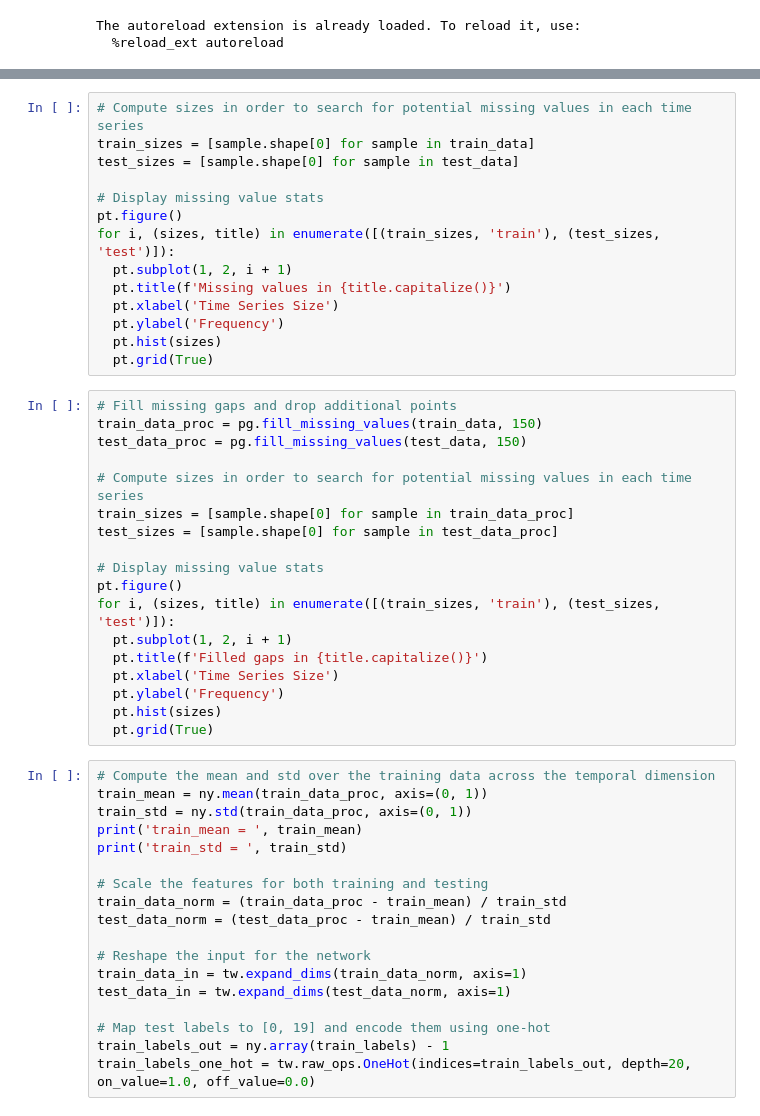
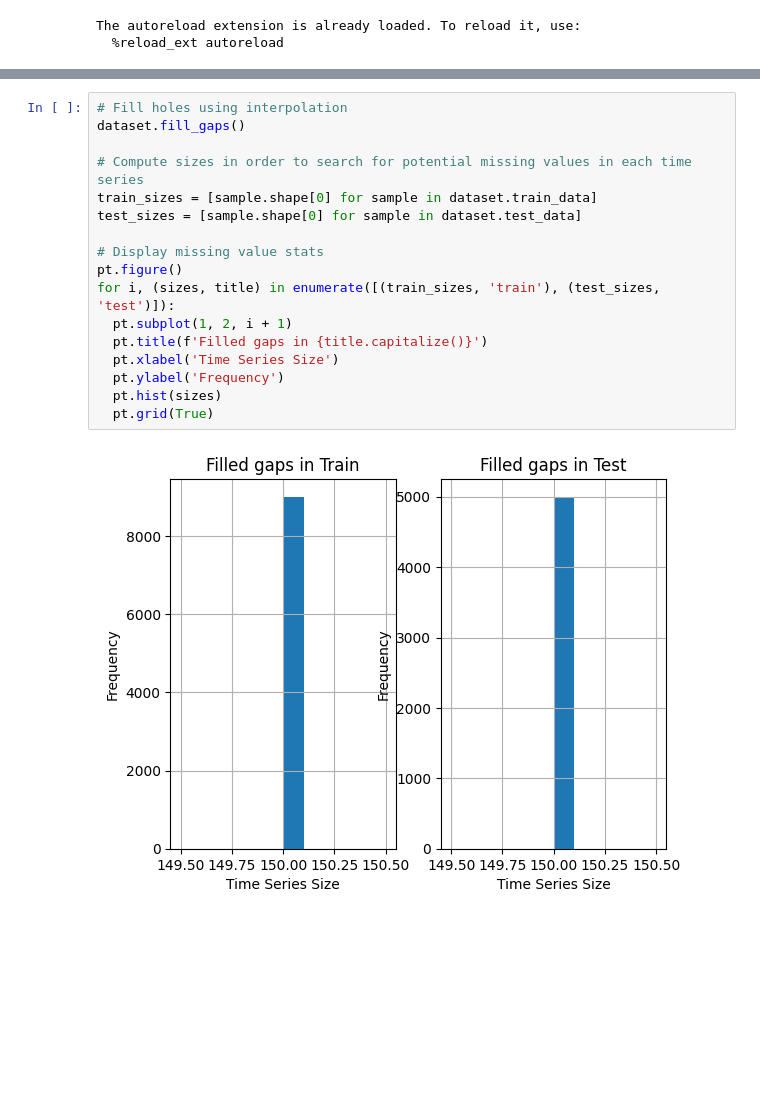
Before and after one commit to fusedbloxxer/ub-g11-pml, a Jupyter notebook: projects/smart/src/main.ipynb, the cells around one changed output, grey strips where cells are left out. Saved outputs shown, nothing was run; the diff lists cells and outputs as text; blank space fills up the shorter version.

```diff
--- a/projects/smart/src/main.ipynb
+++ b/projects/smart/src/main.ipynb
@@ -76,50 +73,19 @@ print('Shape of a testing sample: ', test_data[0].shape)
 # %%
+# Fill holes using interpolation
+dataset.fill_gaps()
+
 # Compute sizes in order to search for potential missing values in each time series
-train_sizes = [sample.shape[0] for sample in train_data]
-test_sizes = [sample.shape[0] for sample in test_data]
+train_sizes = [sample.shape[0] for sample in dataset.train_data]
+test_sizes = [sample.shape[0] for sample in dataset.test_data]
 
 # Display missing value stats
 pt.figure()
 for i, (sizes, title) in enumerate([(train_sizes, 'train'), (test_sizes, 'test')]):
   pt.subplot(1, 2, i + 1)
-  pt.title(f'Missing values in {title.capitalize()}')
+  pt.title(f'Filled gaps in {title.capitalize()}')
   pt.xlabel('Time Series Size')
   pt.ylabel('Frequency')
   pt.hist(sizes)
   pt.grid(True)
+# %% [output]
+[figure, added]
-# %%
-# Fill missing gaps and drop additional points
-train_data_proc = pg.fill_missing_values(train_data, 150)
-test_data_proc = pg.fill_missing_values(test_data, 150)
-
-# Compute sizes in order to search for potential missing values in each time series
-train_sizes = [sample.shape[0] for sample in train_data_proc]
-test_sizes = [sample.shape[0] for sample in test_data_proc]
-
-# Display missing value stats
-pt.figure()
-for i, (sizes, title) in enumerate([(train_sizes, 'train'), (test_sizes, 'test')]):
-  pt.subplot(1, 2, i + 1)
-  pt.title(f'Filled gaps in {title.capitalize()}')
-  pt.xlabel('Time Series Size')
-  pt.ylabel('Frequency')
-  pt.hist(sizes)
-  pt.grid(True)
-# %%
-# Compute the mean and std over the training data across the temporal dimension
-train_mean = ny.mean(train_data_proc, axis=(0, 1))
-train_std = ny.std(train_data_proc, axis=(0, 1))
-print('train_mean = ', train_mean)
-print('train_std = ', train_std)
-
-# Scale the features for both training and testing
-train_data_norm = (train_data_proc - train_mean) / train_std
-test_data_norm = (test_data_proc - train_mean) / train_std
-
-# Reshape the input for the network
-train_data_in = tw.expand_dims(train_data_norm, axis=1)
-test_data_in = tw.expand_dims(test_data_norm, axis=1)
-
-# Map test labels to [0, 19] and encode them using one-hot
-train_labels_out = ny.array(train_labels) - 1
-train_labels_one_hot = tw.raw_ops.OneHot(indices=train_labels_out, depth=20, on_value=1.0, off_value=0.0)
```
Also changed, not shown: parts of 11 cells of this notebook, 6 other files.
